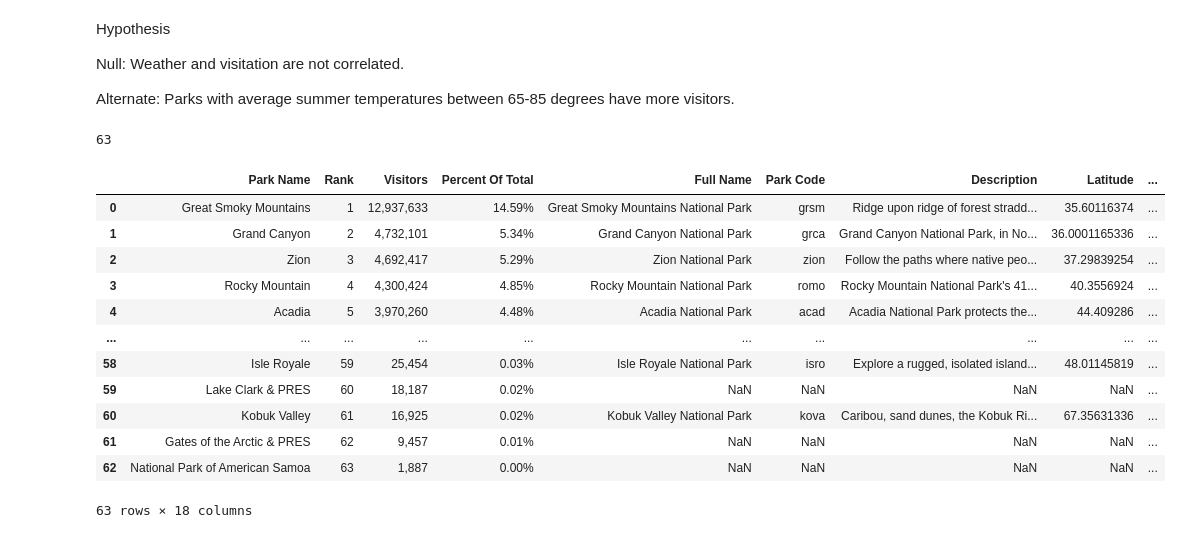
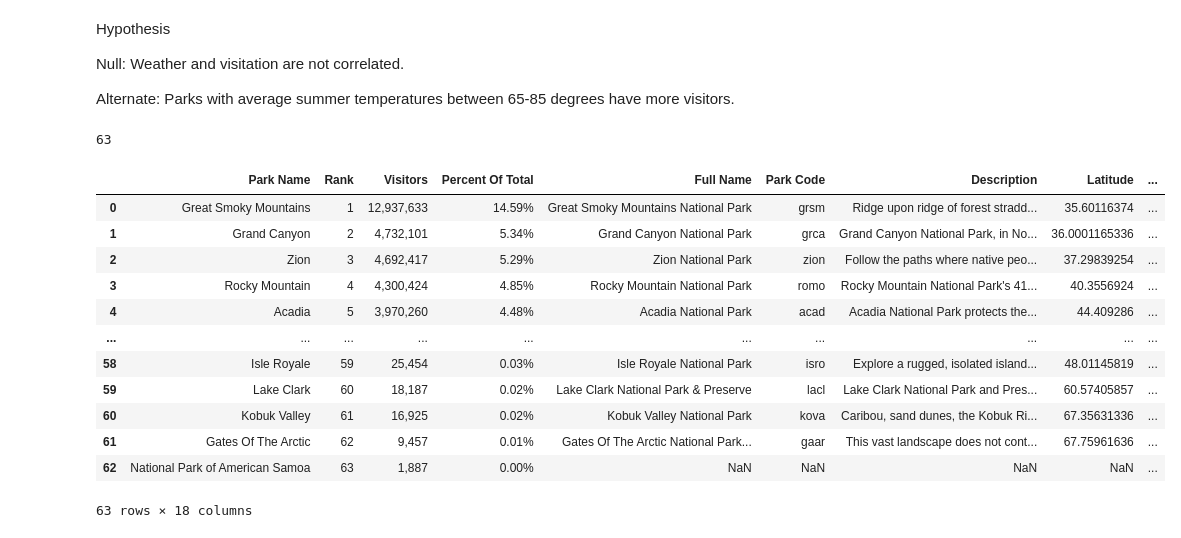
Before and after one commit to JessicaRBailey/Group_CA, a Jupyter notebook: Park_weather/weather.ipynb, the cells around one changed output. Cells and saved outputs as stored; diff of their text form; code cells hidden in the pictures.

Commit message:
updated weather notebook

```diff
--- a/Park_weather/weather.ipynb
+++ b/Park_weather/weather.ipynb
@@ -45,10 +45,10 @@ normalized_parks_data = json_normalize(parks_data, 'data')
 all_parks_df = pd.DataFrame(normalized_parks_data).drop(columns=[
 'id',
     'url',
-    'latLong',
     'directionsInfo',
     'directionsUrl',
     'addresses',
+    'latLong',
     'images',
     'contacts.phoneNumbers',
     'contacts.emailAddresses',
@@ -59,7 +59,17 @@ all_parks_df = pd.DataFrame(normalized_parks_data).drop(columns=[
 national_parks_df = all_parks_df.loc[(all_parks_df['designation'] == "National Park") | (all_parks_df['designation'] == "National Park & Preserve")]
 
 #Clean up the " NP" Part of the Park Name
-park_visitors_df_clean = park_visitors_df.replace(' NP','', regex=True)
+park_visitors_df_NP_clean = park_visitors_df.replace(' NP','', regex=True)
+
+#Clean up the "& PRES" Part of the Park Name
+park_visitors_df_PRES_clean = park_visitors_df_NP_clean.replace(' & PRES','', regex=True)
+
+#Make Park Name match for those that do not
+park_visitors_df_clean = park_visitors_df_PRES_clean.replace('Hawaii Volcanoes','Hawaiʻi Volcanoes', regex=True)
+park_visitors_df_clean = park_visitors_df_clean.replace('Haleakala','Haleakalā', regex=True)
+park_visitors_df_clean = park_visitors_df_clean.replace('Black Canyon of the Gunnison','Black Canyon Of The Gunnison', regex=True)
+park_visitors_df_clean = park_visitors_df_clean.replace('Wrangell-St. Elias','Wrangell - St Elias', regex=True)
+park_visitors_df_clean = park_visitors_df_clean.replace('Gates of the Arctic','Gates Of The Arctic', regex=True)
 
 #rename park_visitors_df columns
 park_visitors_df_clean.columns = ["Park Name", "Rank", "Visitors", "Percent Of Total"]
@@ -74,35 +84,37 @@ national_parks_df_clean.rename(columns={
     'description':'Description',
     'latitude':'Latitude',
     'longitude':'Longitude',
     'activities':'Activities',
     'topics':'Topics',
     'states':'States',
     'entranceFees':'Entrance Fees',
     'entrancePasses':'Entrance Passes',
     'fees':'Fees',
     'operatingHours':'Operating Hours',
     'weatherInfo':'Weather Info',
     'designation':'Designation',
     'name':'Park Name'
 }, inplace = True)
 
 #merge visitor df and park df
 combined_park_data_df = park_visitors_df_clean.merge(national_parks_df_clean, on="Park Name", how='left')
 
 print(len(combined_park_data_df))
 combined_park_data_df
+
+#end Dan's code (modified for weather)
 # %% [output]
 63
 |  | Park Name | Rank | Visitors | Percent Of Total | Full Name | Park Code | Description | Latitude | ... |
 | 0 | Great Smoky Mountains | 1 | 12,937,633 | 14.59% | Great Smoky Mountains National Park | grsm | Ridge upon ridge of forest stradd... | 35.60116374 | ... |
 | 1 | Grand Canyon | 2 | 4,732,101 | 5.34% | Grand Canyon National Park | grca | Grand Canyon National Park, in No... | 36.0001165336 | ... |
 | 2 | Zion | 3 | 4,692,417 | 5.29% | Zion National Park | zion | Follow the paths where native peo... | 37.29839254 | ... |
 | 3 | Rocky Mountain | 4 | 4,300,424 | 4.85% | Rocky Mountain National Park | romo | Rocky Mountain National Park's 41... | 40.3556924 | ... |
 | 4 | Acadia | 5 | 3,970,260 | 4.48% | Acadia National Park | acad | Acadia National Park protects the... | 44.409286 | ... |
 | ... | ... | ... | ... | ... | ... | ... | ... | ... | ... |
 | 58 | Isle Royale | 59 | 25,454 | 0.03% | Isle Royale National Park | isro | Explore a rugged, isolated island... | 48.01145819 | ... |
-| 59 | Lake Clark & PRES | 60 | 18,187 | 0.02% | NaN | NaN | NaN | NaN | ... |
+| 59 | Lake Clark | 60 | 18,187 | 0.02% | Lake Clark National Park & Preserve | lacl | Lake Clark National Park and Pres... | 60.57405857 | ... |
 | 60 | Kobuk Valley | 61 | 16,925 | 0.02% | Kobuk Valley National Park | kova | Caribou, sand dunes, the Kobuk Ri... | 67.35631336 | ... |
-| 61 | Gates of the Arctic & PRES | 62 | 9,457 | 0.01% | NaN | NaN | NaN | NaN | ... |
+| 61 | Gates Of The Arctic | 62 | 9,457 | 0.01% | Gates Of The Arctic National Park... | gaar | This vast landscape does not cont... | 67.75961636 | ... |
 | 62 | National Park of American Samoa | 63 | 1,887 | 0.00% | NaN | NaN | NaN | NaN | ... |
 63 rows × 18 columns
```
Also changed, not shown: parts of 19 cells of this notebook.
